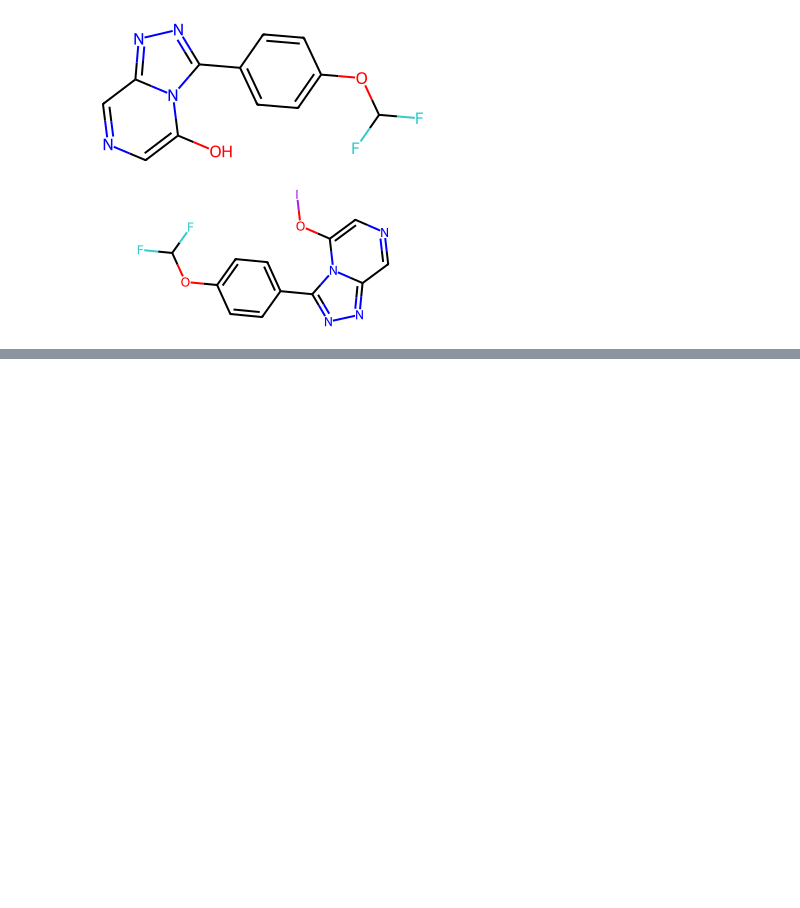
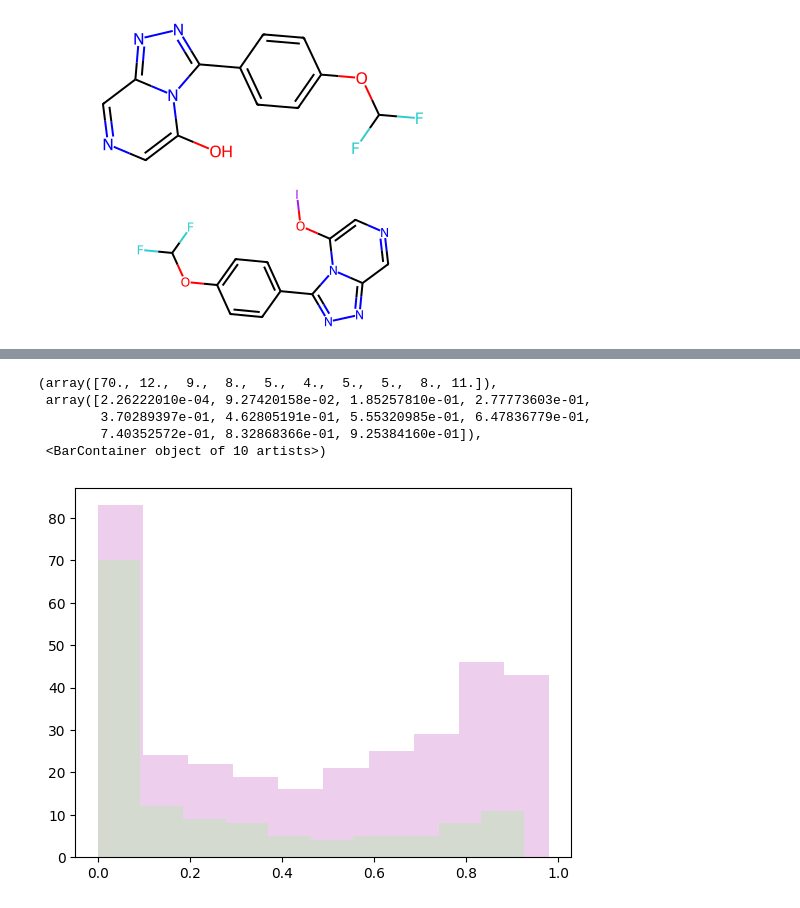
Before and after one commit to ersilia-os/osm-series4-candidates-3, a Jupyter notebook: notebooks/combine_mols.ipynb, the cells around one changed output, grey strips where cells are left out. Drawn from its saved outputs; the diff is of its cells as text; code cells hidden in the pictures; blank space fills up the shorter version.

```diff
--- a/notebooks/combine_mols.ipynb
+++ b/notebooks/combine_mols.ipynb
@@ -114,0 +148,10 @@ df.to_csv(os.path.join(DATAPATH, "combined_mols.csv"), index=False)
+# %%
+plt.hist(eos7yti["sampled"]["IC50_2.5uM"], color = "#dca0dc", alpha=0.5)
+plt.hist(eos7yti["combined"]["IC50_2.5uM"], color = "#bee6b4", alpha = 0.5)
+# %% [output]
+(array([70., 12.,  9.,  8.,  5.,  4.,  5.,  5.,  8., 11.]),
+ array([2.26222010e-04, 9.27420158e-02, 1.85257810e-01, 2.77773603e-01,
+        3.70289397e-01, 4.62805191e-01, 5.55320985e-01, 6.47836779e-01,
+        7.40352572e-01, 8.32868366e-01, 9.25384160e-01]),
+ <BarContainer object of 10 artists>)
+[figure, added]
```
Also changed, not shown: parts of 14 cells of this notebook, 9 other files.
